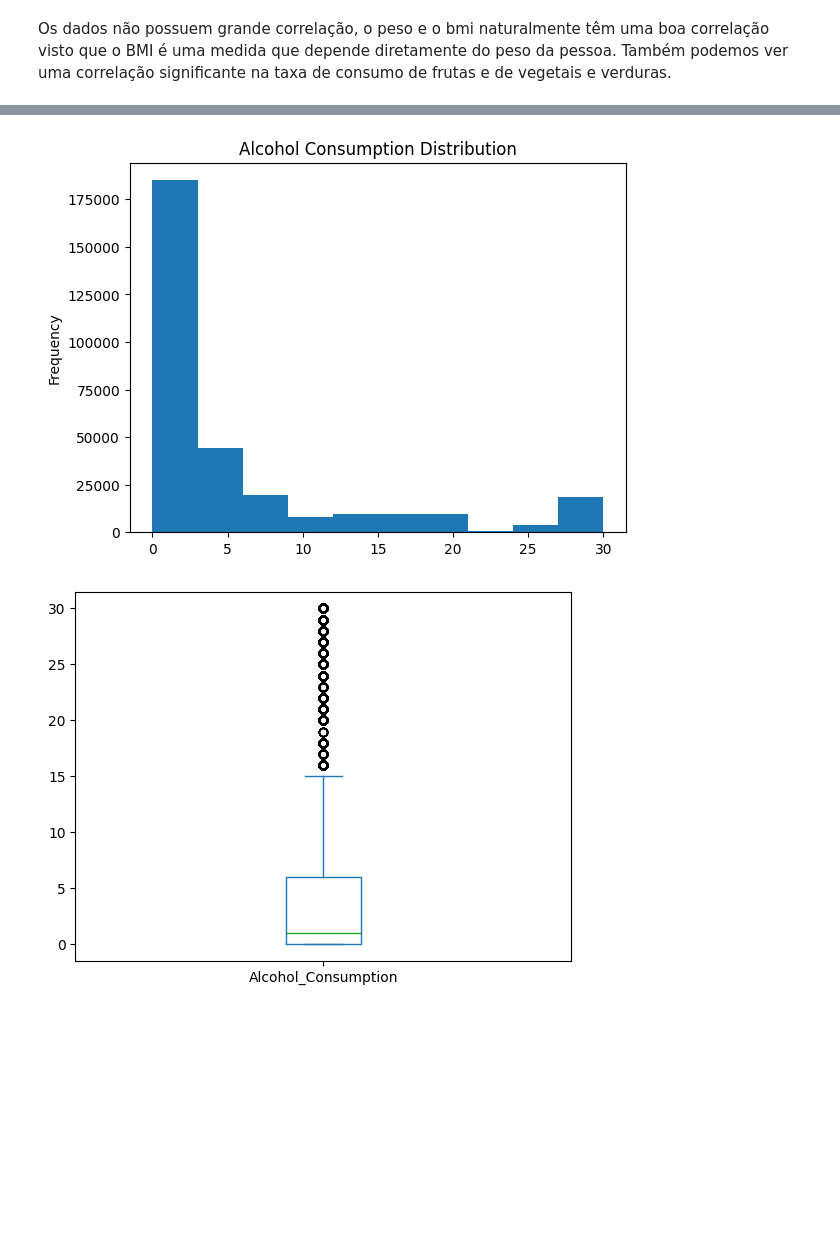
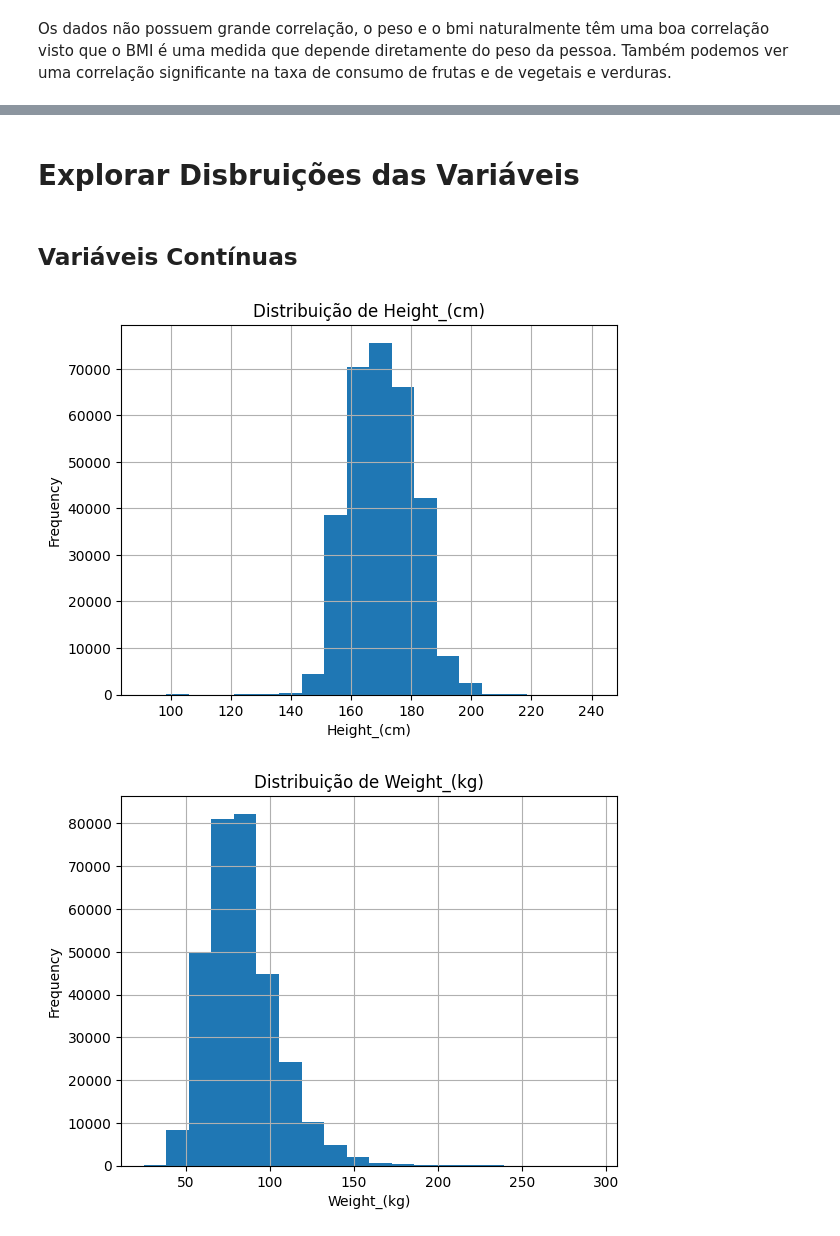
Before and after one commit to tjpoa/ProjetoIAA, a Jupyter notebook: notebooks/DataUnderstanding.ipynb, the cells around one changed output, grey strips where cells are left out. Saved outputs shown, nothing was run; the diff lists cells and outputs as text; code cells hidden in the pictures; blank space fills up the shorter version.

Commit message:
DU
Comecei a visualizacao dos dados

```diff
--- a/notebooks/DataUnderstanding.ipynb
+++ b/notebooks/DataUnderstanding.ipynb
@@ -107,8 +100,16 @@ cvd_df.plot(
-# %%
-cvd_df['Alcohol_Consumption'].plot(kind='hist', title='Alcohol Consumption Distribution');
-# %% [output]
-[figure, removed]
-# %%
-cvd_df['Alcohol_Consumption'].plot(kind='box');
-# %% [output]
-[figure, removed]
+# %% [markdown]
+# Explorar Disbruições das Variáveis
+# %% [markdown]
+## Variáveis Contínuas
+# %%
+continuous_vars = ['Height_(cm)', 'Weight_(kg)', 'BMI', 'Alcohol_Consumption', 'Fruit_Consumption', 'Green_Vegetables_Consumption', 'FriedPotato_Consumption']
+
+for var in continuous_vars:
+    cvd_df[var].hist(bins=20)
+    plt.title(f'Distribuição de {var}')
+    plt.xlabel(var)
+    plt.ylabel('Frequency')
+    plt.show()
+# %% [output]
+[figure, added]
+[figure, added]
```
Also changed, not shown: parts of 6 cells of this notebook, 1 other file.
